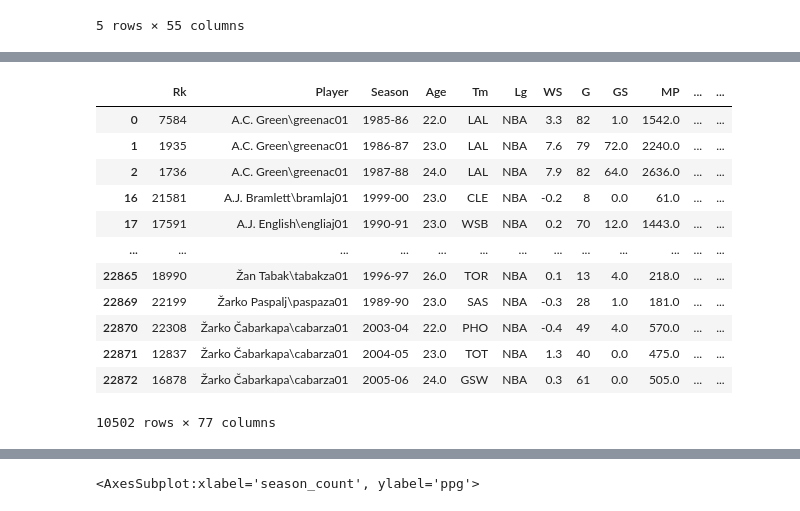
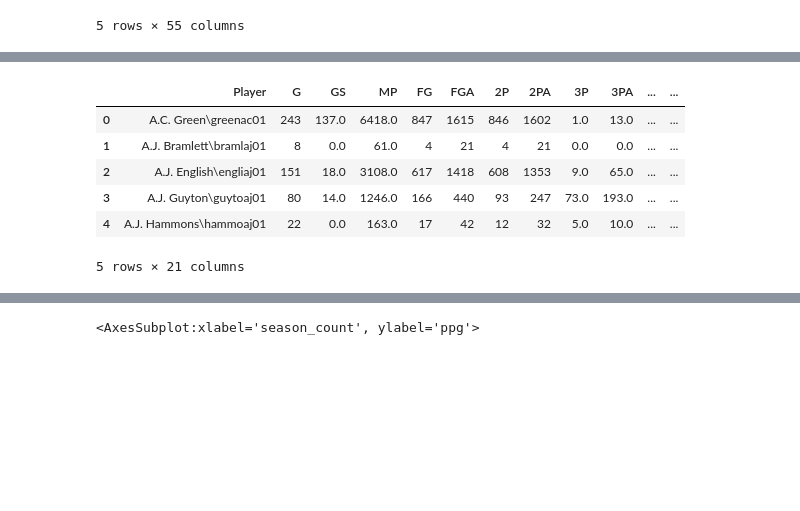
Before and after one commit to rylewww/Modeling-The-NBA-Leap, a Jupyter notebook: Data_Compiling.ipynb, the cells around one changed output, grey strips where cells are left out. Saved outputs shown, nothing was run; the diff lists cells and outputs as text; code cells hidden in the pictures; blank space fills up the shorter version.

```diff
--- a/Data_Compiling.ipynb
+++ b/Data_Compiling.ipynb
@@ -241,18 +239,14 @@ Index(['Rk', 'Player', 'Season', 'Age', 'Tm', 'Lg', 'WS', 'G', 'GS', 'MP',
       dtype='object')
-# %%
-players_total = players_first3.groupby(['unique_id', 'name'])
-players_total.head()
-# %% [output]
-|  | Rk | Player | Season | Age | Tm | Lg | WS | G | GS | MP | ... | ... |
-| 0 | 7584 | A.C. Green\greenac01 | 1985-86 | 22.0 | LAL | NBA | 3.3 | 82 | 1.0 | 1542.0 | ... | ... |
-| 1 | 1935 | A.C. Green\greenac01 | 1986-87 | 23.0 | LAL | NBA | 7.6 | 79 | 72.0 | 2240.0 | ... | ... |
-| 2 | 1736 | A.C. Green\greenac01 | 1987-88 | 24.0 | LAL | NBA | 7.9 | 82 | 64.0 | 2636.0 | ... | ... |
-| 16 | 21581 | A.J. Bramlett\bramlaj01 | 1999-00 | 23.0 | CLE | NBA | -0.2 | 8 | 0.0 | 61.0 | ... | ... |
-| 17 | 17591 | A.J. English\engliaj01 | 1990-91 | 23.0 | WSB | NBA | 0.2 | 70 | 12.0 | 1443.0 | ... | ... |
-| ... | ... | ... | ... | ... | ... | ... | ... | ... | ... | ... | ... | ... |
-| 22865 | 18990 | Žan Tabak\tabakza01 | 1996-97 | 26.0 | TOR | NBA | 0.1 | 13 | 4.0 | 218.0 | ... | ... |
-| 22869 | 22199 | Žarko Paspalj\paspaza01 | 1989-90 | 23.0 | SAS | NBA | -0.3 | 28 | 1.0 | 181.0 | ... | ... |
-| 22870 | 22308 | Žarko Čabarkapa\cabarza01 | 2003-04 | 22.0 | PHO | NBA | -0.4 | 49 | 4.0 | 570.0 | ... | ... |
-| 22871 | 12837 | Žarko Čabarkapa\cabarza01 | 2004-05 | 23.0 | TOT | NBA | 1.3 | 40 | 0.0 | 475.0 | ... | ... |
-| 22872 | 16878 | Žarko Čabarkapa\cabarza01 | 2005-06 | 24.0 | GSW | NBA | 0.3 | 61 | 0.0 | 505.0 | ... | ... |
-10502 rows × 77 columns
+# %%
+players_total = players_first3.groupby(['Player'])[['G', 'GS', 'MP',
+       'FG', 'FGA', '2P', '2PA', '3P', '3PA', 'FT', 'FTA', 'ORB', 'DRB', 'TRB',
+       'AST', 'STL', 'BLK', 'TOV', 'PF', 'PTS']].sum().reset_index()
+players_total.head()
+# %% [output]
+|  | Player | G | GS | MP | FG | FGA | 2P | 2PA | 3P | 3PA | ... | ... |
+| 0 | A.C. Green\greenac01 | 243 | 137.0 | 6418.0 | 847 | 1615 | 846 | 1602 | 1.0 | 13.0 | ... | ... |
+| 1 | A.J. Bramlett\bramlaj01 | 8 | 0.0 | 61.0 | 4 | 21 | 4 | 21 | 0.0 | 0.0 | ... | ... |
+| 2 | A.J. English\engliaj01 | 151 | 18.0 | 3108.0 | 617 | 1418 | 608 | 1353 | 9.0 | 65.0 | ... | ... |
+| 3 | A.J. Guyton\guytoaj01 | 80 | 14.0 | 1246.0 | 166 | 440 | 93 | 247 | 73.0 | 193.0 | ... | ... |
+| 4 | A.J. Hammons\hammoaj01 | 22 | 0.0 | 163.0 | 17 | 42 | 12 | 32 | 5.0 | 10.0 | ... | ... |
+5 rows × 21 columns
```
Also changed, not shown: parts of 12 cells of this notebook.
